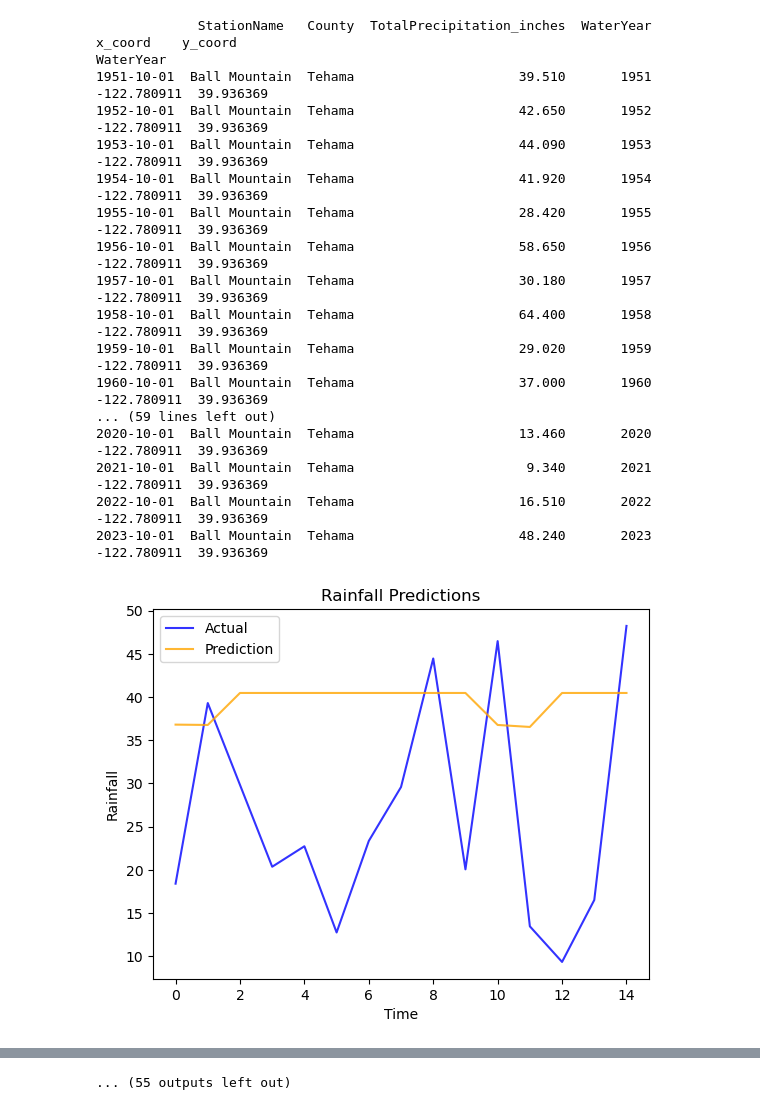
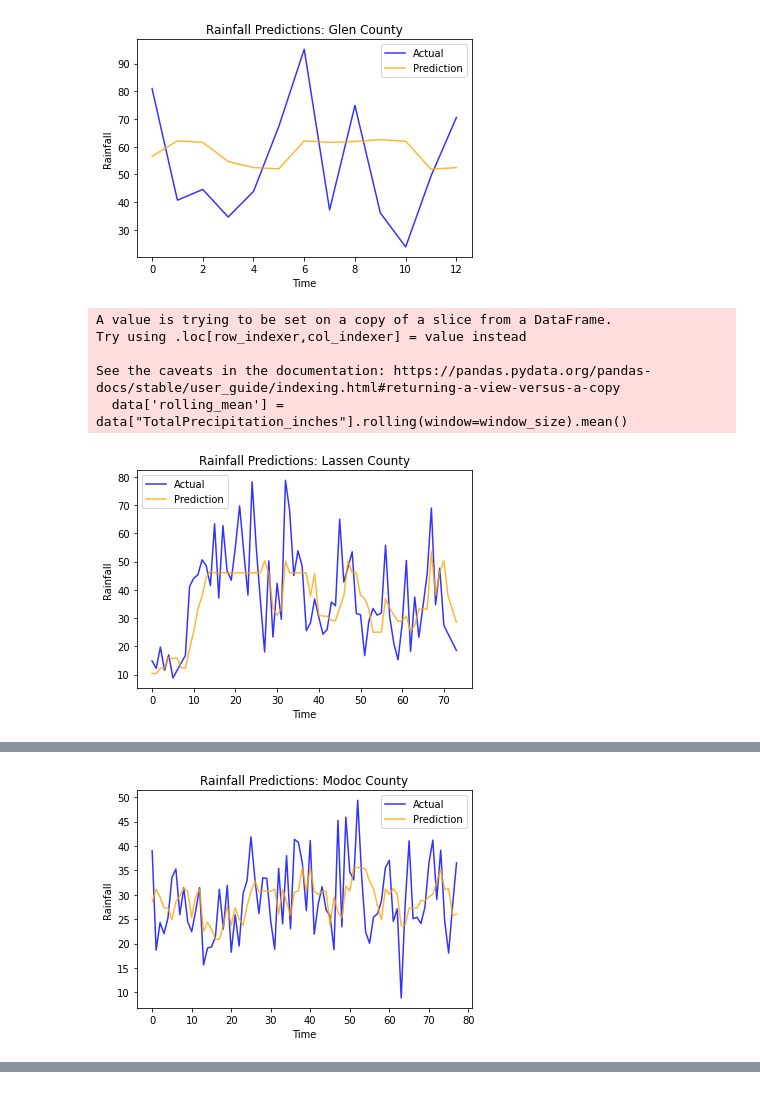
Before and after one commit to ria-bhandari/ECS_171_Project_FQ-24, a Jupyter notebook: Scripts/model_development2.ipynb, the cells around one changed output, grey strips where cells are left out. Saved outputs shown, nothing was run; the diff lists cells and outputs as text; code cells hidden in the pictures.

Commit message:
Modified XGBoost Implementation to work based on county rather than station

```diff
--- a/Scripts/model_development2.ipynb
+++ b/Scripts/model_development2.ipynb
@@ -39,7 +39,7 @@ data = pd.read_csv('../Data/final_data_temp.csv')
 # Convert WaterYear to date time format and set as index
 data["Date"] = pd.to_datetime(data["WaterYear"].astype(str) + "-10-01")
 data.set_index("Date", inplace=True)
-grouped_data = data.groupby("StationName ")
+grouped_data = data.groupby("County")
 # %%
 # Ensure the forecast directory exists
 #output_dir = "../Station_Forecasts"
@@ -94,8 +94,8 @@ for station in list(grouped_data):
     rainfall_forecast_series = pd.concat([forecast_series, forecast_ci], axis=1)
 
     # Save forecast data to a text file
-    with open(f"../Station_Forecasts/{station_name}_forecast.txt", "w") as f:
-        f.write(f"Precipitation Forecast for {station_name} Station:\n")
+    with open(f"../County_Forecasts/{station_name}_forecast.txt", "w") as f:
+        f.write(f"Precipitation Forecast for {station_name} County:\n")
         for row in rainfall_forecast_series.itertuples():
             # Check if row.Index is a datetime object
             if isinstance(row.Index, pd.Timestamp):
@@ -110,6 +110,6 @@ for station in list(grouped_data):
                 )
 
     print(
-        f"Forecast for {station_name} Station saved to ../Station_Forecasts/{station_name}_forecast.txt"
+        f"Forecast for {station_name} Station saved to ../County_Forecasts/{station_name}_forecast.txt"
     )
 # %% [output]
@@ -352,20 +253,24 @@ def apply_fourier_transform(data):
 # %%
 errors_list = []
 predictions_list = []
+station_names = []
 for station in list(grouped_data):
     station_maes = []
     station_rmses = []
 
     station_name = station[0]
+    station_names.append(station_name)
     station = station[1]
     # Resample Station data to ensure consistent frequency and fill any missing dates
     station = duplicate_years(station)
     station = station.dropna()
     station.index = pd.to_datetime(station["WaterYear"].astype(str) + "-10-01")
+    '''
     try:
         station = station.resample("YS-OCT").asfreq()
     except:
         print(station.to_string())
+    '''
 
     # Applying lag feature creation to the dataset
     #station = create_lag_features(station, lag_steps = 5)
@@ -386,49 +291,38 @@ for station in list(grouped_data):
     'subsample': [0.6, 0.8, 1.0]
     }
     grid_search = GridSearchCV(XGBRegressor(), param_grid, cv=3)
     grid_search.fit(X_train, y_train)
     best_params = grid_search.best_params_
 
     # Training the XGBoost model
     xgb_model = XGBRegressor(**best_params)
     xgb_model.fit(X_train, y_train)
 
     # Evaluating the XGBoost model on the testing set
     predictions = xgb_model.predict(X_test)
     mae = mean_absolute_error(y_test, predictions)
     rmse = np.sqrt(mean_squared_error(y_test, predictions))
 
     errors_list.append([mae, rmse])
 
     #plt.plot(y_train.values, label = 'Training', color = 'green', alpha = 0.8)
 
     # Plot actual values
     plt.plot(y_test.values, label='Actual', color='blue', alpha=0.8)
 
     # Plot predicted values
     plt.plot(predictions, label='Prediction', color='orange', alpha=0.8)
 
     plt.xlabel('Time')
     plt.ylabel('Rainfall')
-    plt.title('Rainfall Predictions')
+    plt.title('Rainfall Predictions: {} County'.format(station_name))
     plt.legend()
     plt.show()
 # %% [output]
+[figure, new version]
-             StationName   County  TotalPrecipitation_inches  WaterYear     x_coord    y_coord
-WaterYear
-1951-10-01  Ball Mountain  Tehama                     39.510       1951 -122.780911  39.936369
-1952-10-01  Ball Mountain  Tehama                     42.650       1952 -122.780911  39.936369
-1953-10-01  Ball Mountain  Tehama                     44.090       1953 -122.780911  39.936369
-1954-10-01  Ball Mountain  Tehama                     41.920       1954 -122.780911  39.936369
-1955-10-01  Ball Mountain  Tehama                     28.420       1955 -122.780911  39.936369
-1956-10-01  Ball Mountain  Tehama                     58.650       1956 -122.780911  39.936369
-1957-10-01  Ball Mountain  Tehama                     30.180       1957 -122.780911  39.936369
-1958-10-01  Ball Mountain  Tehama                     64.400       1958 -122.780911  39.936369
-1959-10-01  Ball Mountain  Tehama                     29.020       1959 -122.780911  39.936369
-1960-10-01  Ball Mountain  Tehama                     37.000       1960 -122.780911  39.936369
-... (59 lines left out)
-2020-10-01  Ball Mountain  Tehama                     13.460       2020 -122.780911  39.936369
-2021-10-01  Ball Mountain  Tehama                      9.340       2021 -122.780911  39.936369
-2022-10-01  Ball Mountain  Tehama                     16.510       2022 -122.780911  39.936369
-2023-10-01  Ball Mountain  Tehama                     48.240       2023 -122.780911  39.936369
+A value is trying to be set on a copy of a slice from a DataFrame.
+Try using .loc[row_indexer,col_indexer] = value instead
+
+See the caveats in the documentation: https://pandas.pydata.org/pandas-docs/stable/user_guide/indexing.html#returning-a-view-versus-a-copy
+  data['rolling_mean'] = data["TotalPrecipitation_inches"].rolling(window=window_size).mean()
-[figure, old version]
+[figure, new version]
@@ -452,0 +334 @@ WaterYear
+[figure, new version]
@@ -525 +352,0 @@ WaterYear
-... (55 outputs left out)
```
Also changed, not shown: parts of 6 cells of this notebook, 8 other files.
